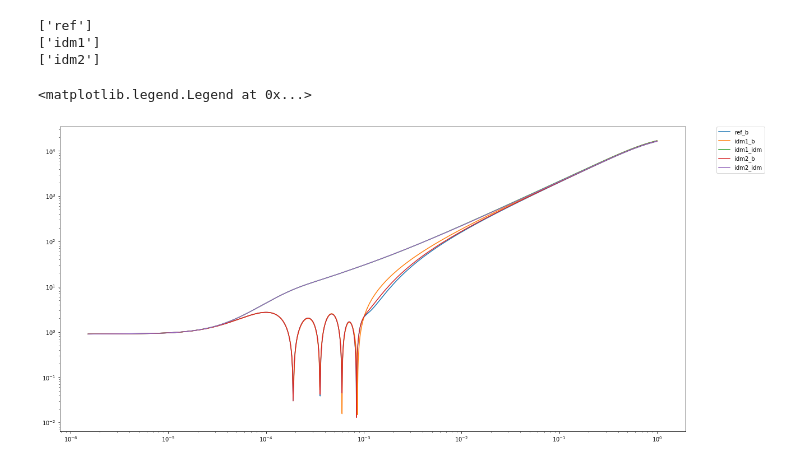
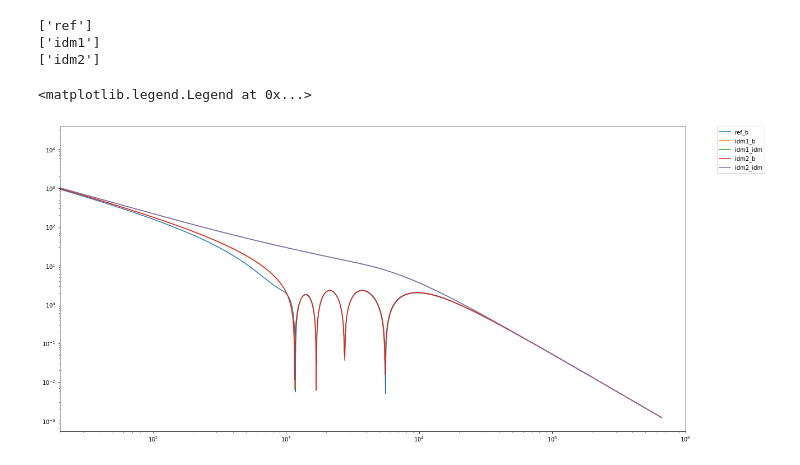
Before and after one commit to MarkMos/class_markmos, a Jupyter notebook: notebooks/Markus_single_k.ipynb, the cells around one changed output. Drawn from its saved outputs; the diff is of its cells as text; code cells hidden in the pictures.

```diff
--- a/notebooks/Markus_single_k.ipynb
+++ b/notebooks/Markus_single_k.ipynb
@@ -13,7 +13,8 @@ k = 0.1
 cosmo={}
 for M in models:
     cosmo[M] = Class()
-    cosmo[M].set({'gauge':'newtonian',
+    cosmo[M].set({'gauge':'synchronous',
+                  'output_newtonian':'no',
                   'output':'tCl, mPk',
                   'omega_cdm':0.12038,
                   'k_output_values':k,
@@ -25,15 +26,18 @@ for M in models:
                   'recombination':'recfast',
                   #'recfast_H_frac':3e-4,
                   'reio_parametrization':'reio_none',
+                  'start_sources_at_tau_c_over_tau_h':2e-3,
                   #'100*theta_s':1.042143,
                   #'background_verbose':5,
                   #'input_verbose':5,
                   #'h':0.47556
+                  'tight_coupling_trigger_tau_c_over_tau_h':0.008,
+                  'tight_coupling_trigger_tau_c_over_tau_k':0.001,
                  })
     if M == 'idm1':
         cosmo[M].set({'a_bidm':5e-4,
                       'f_bidm':0.99,
-                      'A_bidm':1.7e-40,
+                      'A_bidm':1.7e-41,
                       'm_bidm':1,
                       'n_bidm':-4,
                       'bidm_type':'powerlaw'})
@@ -59,16 +63,18 @@ for M in models:
 # %%
 plt.figure(figsize = (20,10))
 for M in models:
     tau = one_k[M]['tau [Mpc]']
     a = one_k[M]['a']
+    z = 1/a -1
     delta_b = abs(one_k[M]['delta_b'])
     delta_g = abs(one_k[M]['delta_g'])
-    plt.loglog(a,delta_b,label=M + '_b')
+    plt.loglog(z,delta_b,label=M + '_b')
     #plt.loglog(a,delta_g,label=M + '_g')
     if M != 'ref':
         delta_idm = abs(one_k[M]['delta_bidm'])
-        plt.loglog(a,delta_idm,label=M + '_idm')
+        plt.loglog(z,delta_idm,label=M + '_idm')
+plt.xlim([20,1e6])
 plt.legend(bbox_to_anchor=(1.05, 1), loc=2, borderaxespad=0.)
 # %% [output]
 <matplotlib.legend.Legend at 0x...>
-[figure, old version]
+[figure, new version]
```
Also changed, not shown: parts of 7 cells of this notebook, 16 other files.
